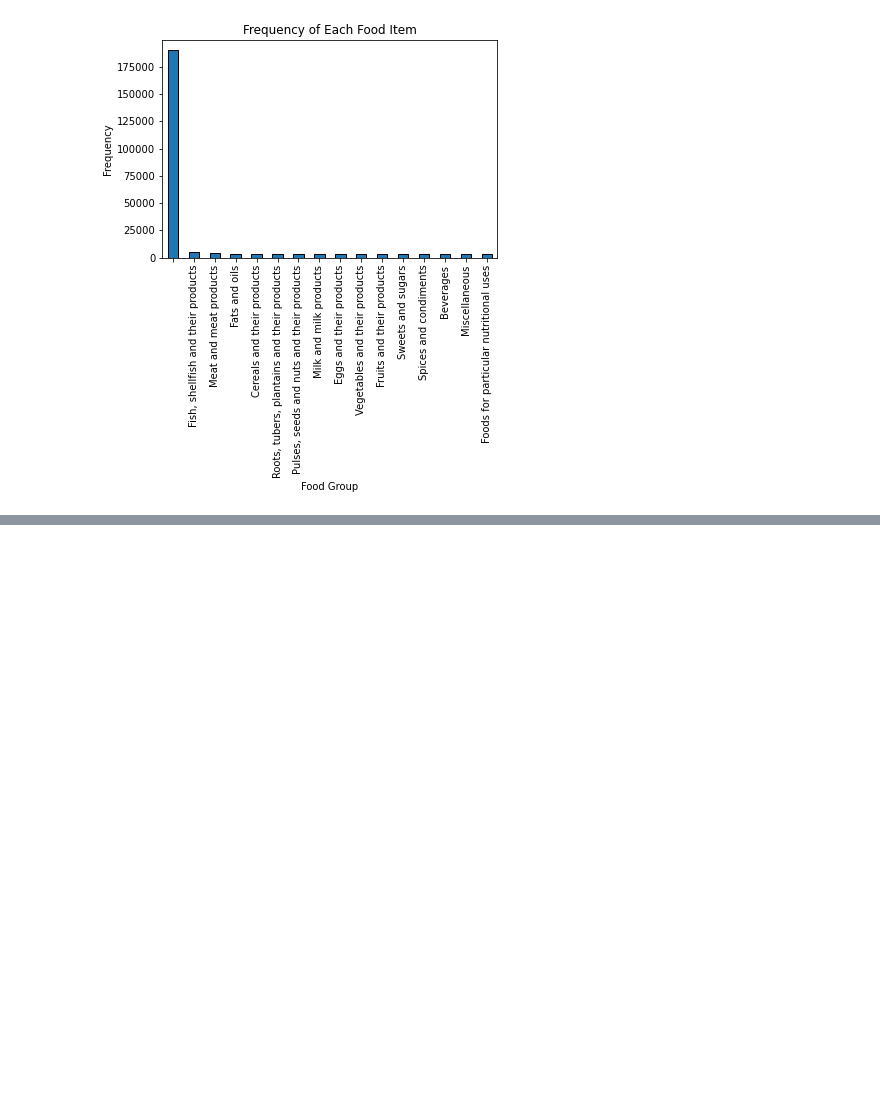
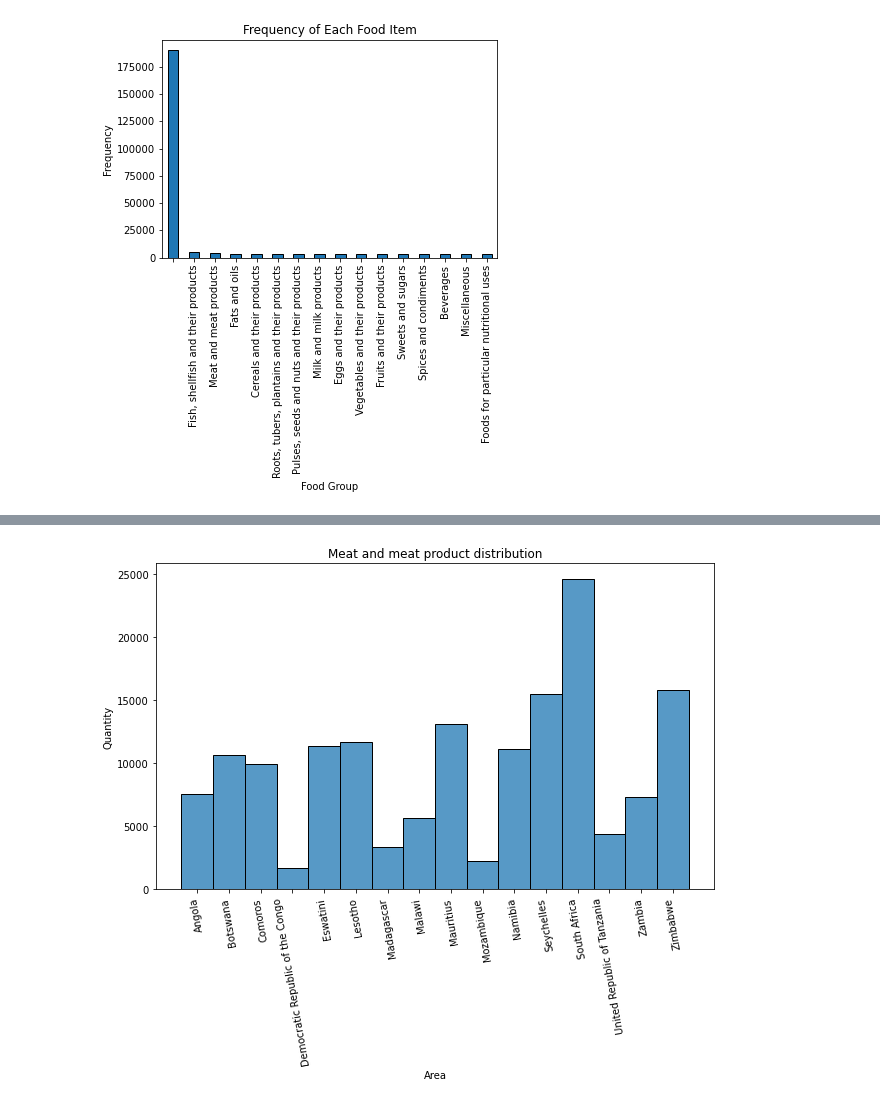
Before and after one commit to TatendaMare1/TATENDAMARE, a Jupyter notebook: Dietary Paterrns and Malnutrtion Risks Prediction Model.ipynb, the cells around one changed output, grey strips where cells are left out. Cells and saved outputs as stored; diff of their text form; code cells hidden in the pictures; blank space fills up the shorter version.

```diff
--- a/Dietary Paterrns and Malnutrtion Risks Prediction Model.ipynb
+++ b/Dietary Paterrns and Malnutrtion Risks Prediction Model.ipynb
@@ -228,0 +234,11 @@ plt.show()
+# %%
+Meat_data = data[data['Food Group']== 'Meat and meat products']
+plt.figure(figsize=(10,6))
+sns.histplot(data=Meat_data, x='Area', weights='Value',discrete=True,binwidth=1)
+plt.title("Meat and meat product distribution")
+plt.xlabel('Area')
+plt.ylabel('Quantity')
+plt.xticks(rotation = 100)
+plt.show()
+# %% [output]
+[figure, added]
```
Also changed, not shown: parts of 18 cells of this notebook.
